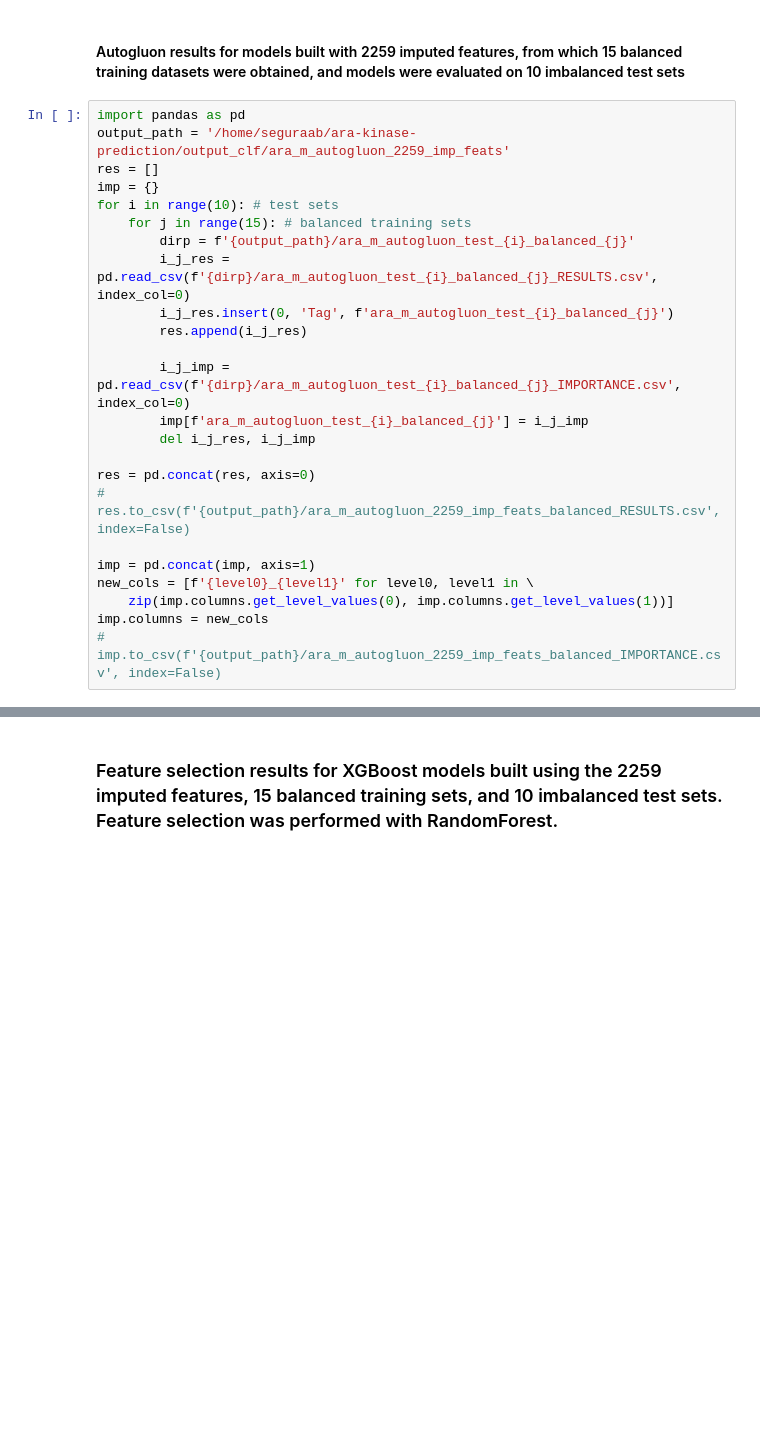
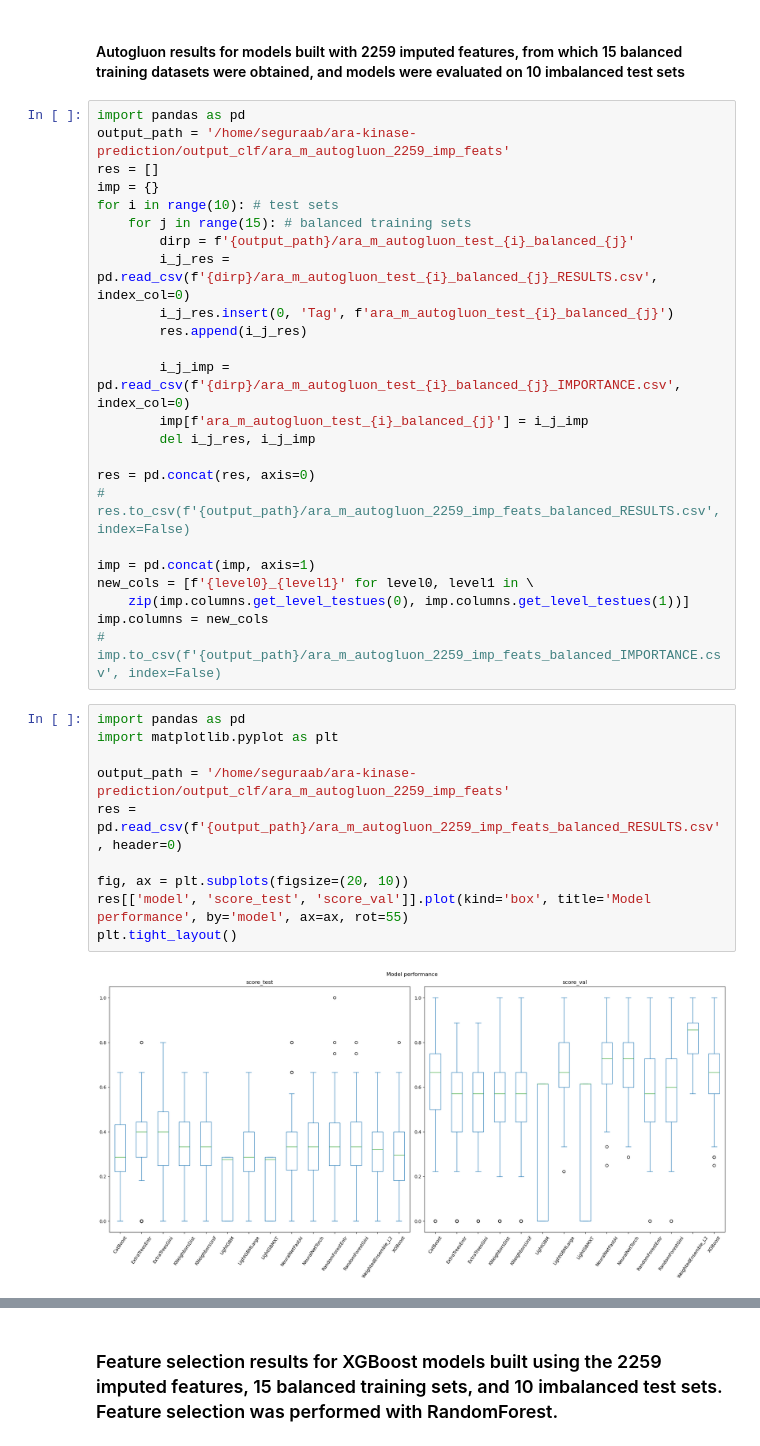
Before and after one commit to ksegaba/ara-kinase-prediction, a Jupyter notebook: code/5d_aggregate_results.ipynb, the cells around one changed output, grey strips where cells are left out. Drawn from its saved outputs; the diff is of its cells as text; blank space fills up the shorter version.

Commit message:
Plot preliminary models' performances

```diff
--- a/code/5d_aggregate_results.ipynb
+++ b/code/5d_aggregate_results.ipynb
@@ -21,6 +21,18 @@ res = pd.concat(res, axis=0)
 
 imp = pd.concat(imp, axis=1)
 new_cols = [f'{level0}_{level1}' for level0, level1 in \
-    zip(imp.columns.get_level_values(0), imp.columns.get_level_values(1))]
+    zip(imp.columns.get_level_testues(0), imp.columns.get_level_testues(1))]
 imp.columns = new_cols
 # imp.to_csv(f'{output_path}/ara_m_autogluon_2259_imp_feats_balanced_IMPORTANCE.csv', index=False)
+# %%
+import pandas as pd
+import matplotlib.pyplot as plt
+
+output_path = '/home/seguraab/ara-kinase-prediction/output_clf/ara_m_autogluon_2259_imp_feats'
+res = pd.read_csv(f'{output_path}/ara_m_autogluon_2259_imp_feats_balanced_RESULTS.csv', header=0)
+
+fig, ax = plt.subplots(figsize=(20, 10))
+res[['model', 'score_test', 'score_val']].plot(kind='box', title='Model performance', by='model', ax=ax, rot=55)
+plt.tight_layout()
+# %% [output]
+[figure, added]
```
Also changed, not shown: parts of 9 cells of this notebook.
